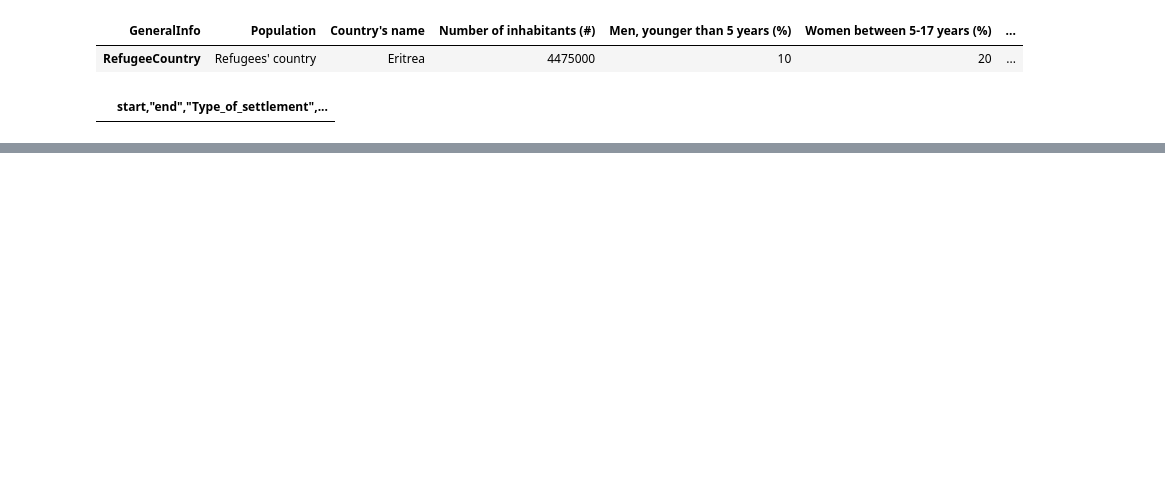
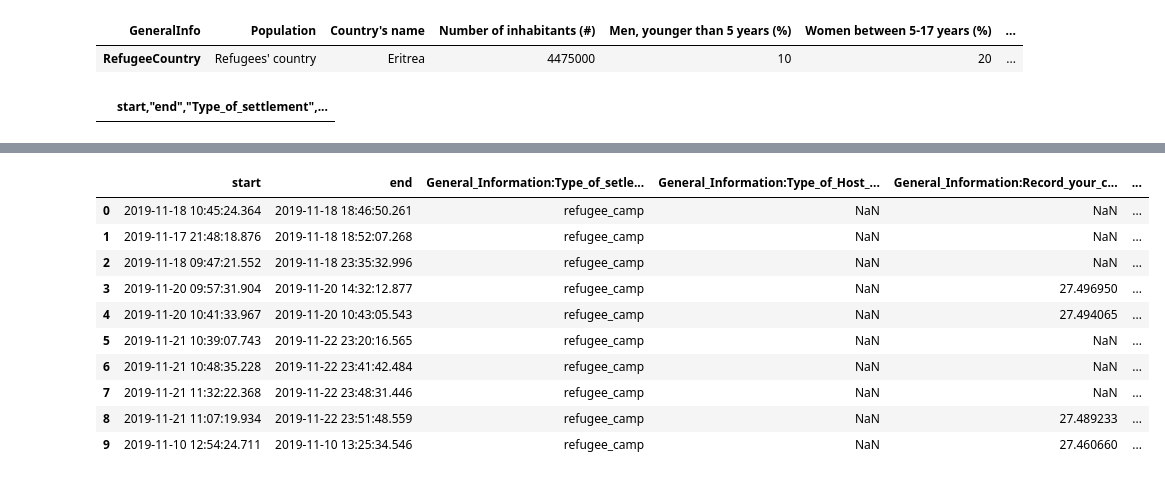
Before and after one commit to guillermosanchezg/NAUTIA, a Jupyter notebook: DesarrolloPy/NotebookPruebas.ipynb, the cells around one changed output, grey strips where cells are left out. Cells and saved outputs as stored; diff of their text form; code cells hidden in the pictures; blank space fills up the shorter version.

```diff
--- a/DesarrolloPy/NotebookPruebas.ipynb
+++ b/DesarrolloPy/NotebookPruebas.ipynb
@@ -177,0 +183,16 @@ data_Shelter
+# %%
+data_ComunalServices = pd.read_csv("C:/Users/guill/Documents/Universidad/PlataformaRefugiados/NAUTIA/DesarrolloPy/DataSetOriginales/NAUTIA_1_0_Communal_Services_results.csv",sep = ",")
+# %%
+data_ComunalServices.head(10)
+# %% [output]
+|  | start | end | General_Information:Type_of_setle... | General_Information:Type_of_Host_... | General_Information:Record_your_c... | ... |
+| 0 | 2019-11-18 10:45:24.364 | 2019-11-18 18:46:50.261 | refugee_camp | NaN | NaN | ... |
+| 1 | 2019-11-17 21:48:18.876 | 2019-11-18 18:52:07.268 | refugee_camp | NaN | NaN | ... |
+| 2 | 2019-11-18 09:47:21.552 | 2019-11-18 23:35:32.996 | refugee_camp | NaN | NaN | ... |
+| 3 | 2019-11-20 09:57:31.904 | 2019-11-20 14:32:12.877 | refugee_camp | NaN | 27.496950 | ... |
+| 4 | 2019-11-20 10:41:33.967 | 2019-11-20 10:43:05.543 | refugee_camp | NaN | 27.494065 | ... |
+| 5 | 2019-11-21 10:39:07.743 | 2019-11-22 23:20:16.565 | refugee_camp | NaN | NaN | ... |
+| 6 | 2019-11-21 10:48:35.228 | 2019-11-22 23:41:42.484 | refugee_camp | NaN | NaN | ... |
+| 7 | 2019-11-21 11:32:22.368 | 2019-11-22 23:48:31.446 | refugee_camp | NaN | NaN | ... |
+| 8 | 2019-11-21 11:07:19.934 | 2019-11-22 23:51:48.559 | refugee_camp | NaN | 27.489233 | ... |
+| 9 | 2019-11-10 12:54:24.711 | 2019-11-10 13:25:34.546 | refugee_camp | NaN | 27.460660 | ... |
```
Also changed, not shown: parts of 8 cells of this notebook, 2 other files.
